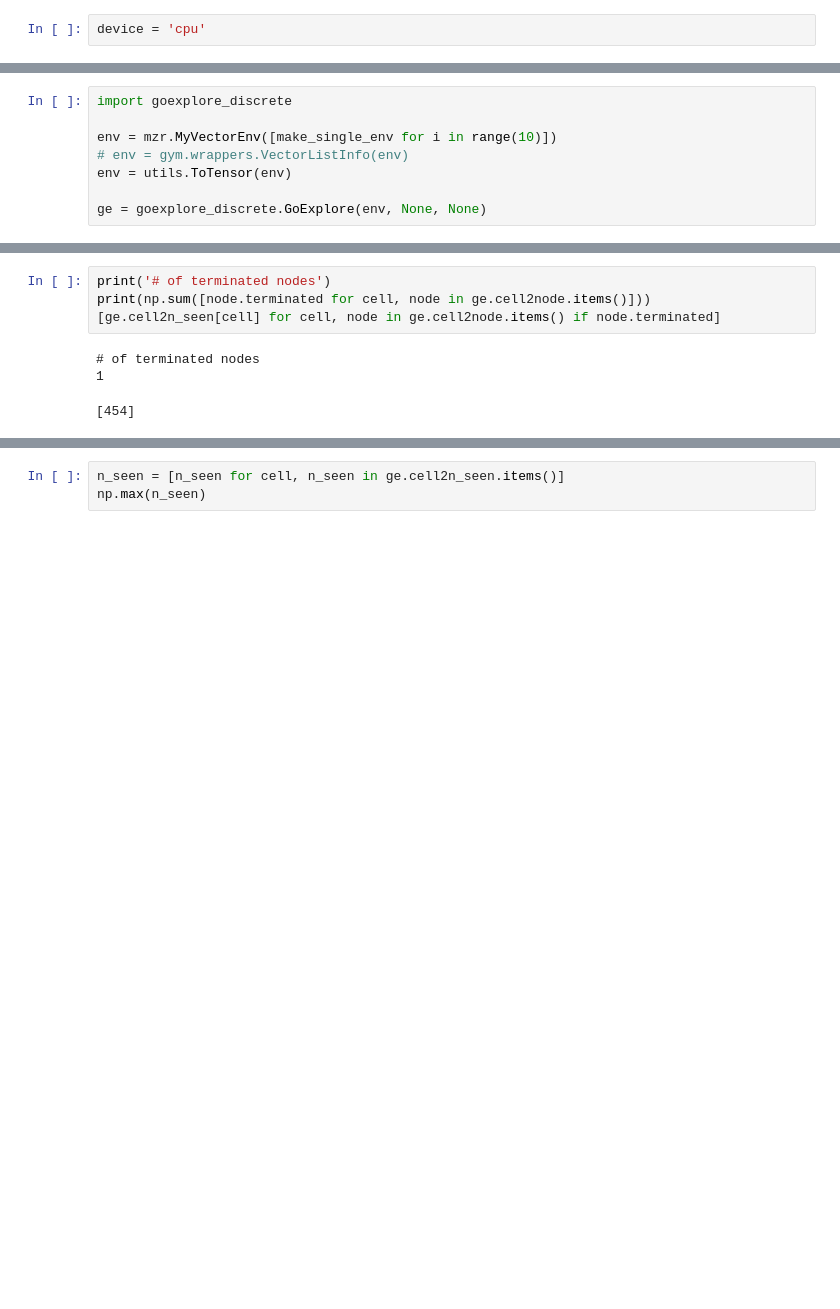
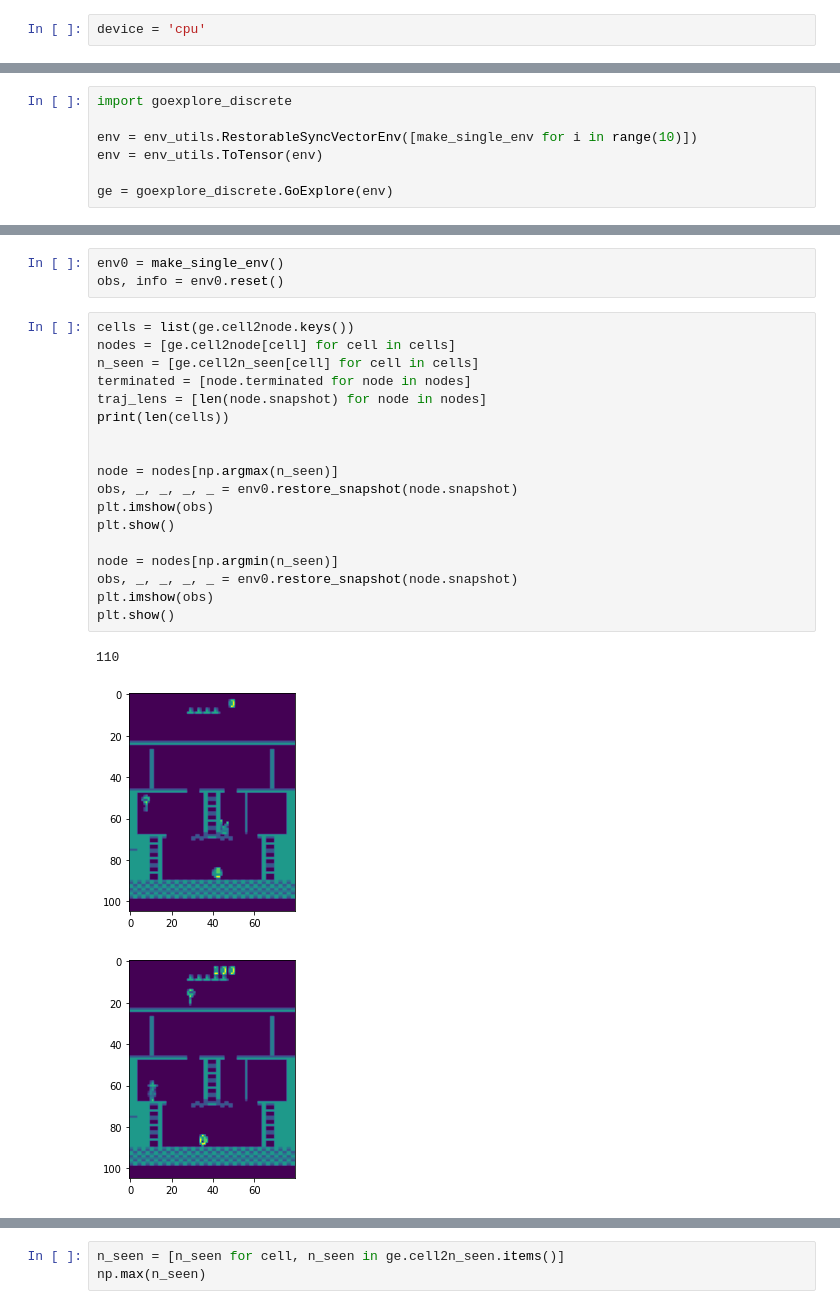
Before and after one commit to akarshkumar0101/exploration-generalization, a Jupyter notebook: mzr.ipynb, the cells around one changed output, grey strips where cells are left out. Saved outputs shown, nothing was run; the diff lists cells and outputs as text; blank space fills up the shorter version.

Commit message:
goexplore distillation almost done

```diff
--- a/mzr.ipynb
+++ b/mzr.ipynb
@@ -76,9 +101,8 @@ True
 # %%
 import goexplore_discrete
 
-env = mzr.MyVectorEnv([make_single_env for i in range(10)])
-# env = gym.wrappers.VectorListInfo(env)
-env = utils.ToTensor(env)
+env = env_utils.RestorableSyncVectorEnv([make_single_env for i in range(10)])
+env = env_utils.ToTensor(env)
 
-ge = goexplore_discrete.GoExplore(env, None, None)
+ge = goexplore_discrete.GoExplore(env)
 # %%
@@ -88,8 +175,25 @@ for i in tqdm(range(500)):
-# %%
-print('# of terminated nodes')
-print(np.sum([node.terminated for cell, node in ge.cell2node.items()]))
-[ge.cell2n_seen[cell] for cell, node in ge.cell2node.items() if node.terminated]
-# %% [output]
-# of terminated nodes
-1
-[454]
+# %%
+env0 = make_single_env()
+obs, info = env0.reset()
+# %%
+cells = list(ge.cell2node.keys())
+nodes = [ge.cell2node[cell] for cell in cells]
+n_seen = [ge.cell2n_seen[cell] for cell in cells]
+terminated = [node.terminated for node in nodes]
+traj_lens = [len(node.snapshot) for node in nodes]
+print(len(cells))
+
+
+node = nodes[np.argmax(n_seen)]
+obs, _, _, _, _ = env0.restore_snapshot(node.snapshot)
+plt.imshow(obs)
+plt.show()
+
+node = nodes[np.argmin(n_seen)]
+obs, _, _, _, _ = env0.restore_snapshot(node.snapshot)
+plt.imshow(obs)
+plt.show()
+# %% [output]
+110
+[figure, added]
+[figure, added]
```
Also changed, not shown: parts of 20 cells of this notebook, 4 other files.
